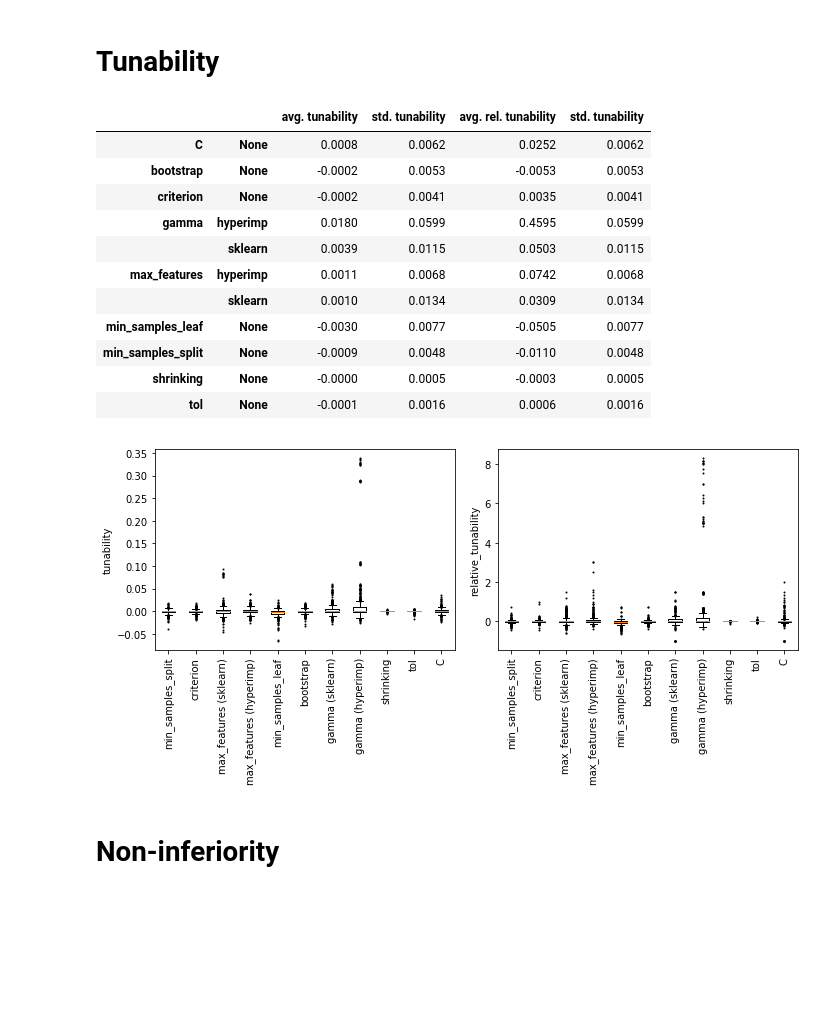
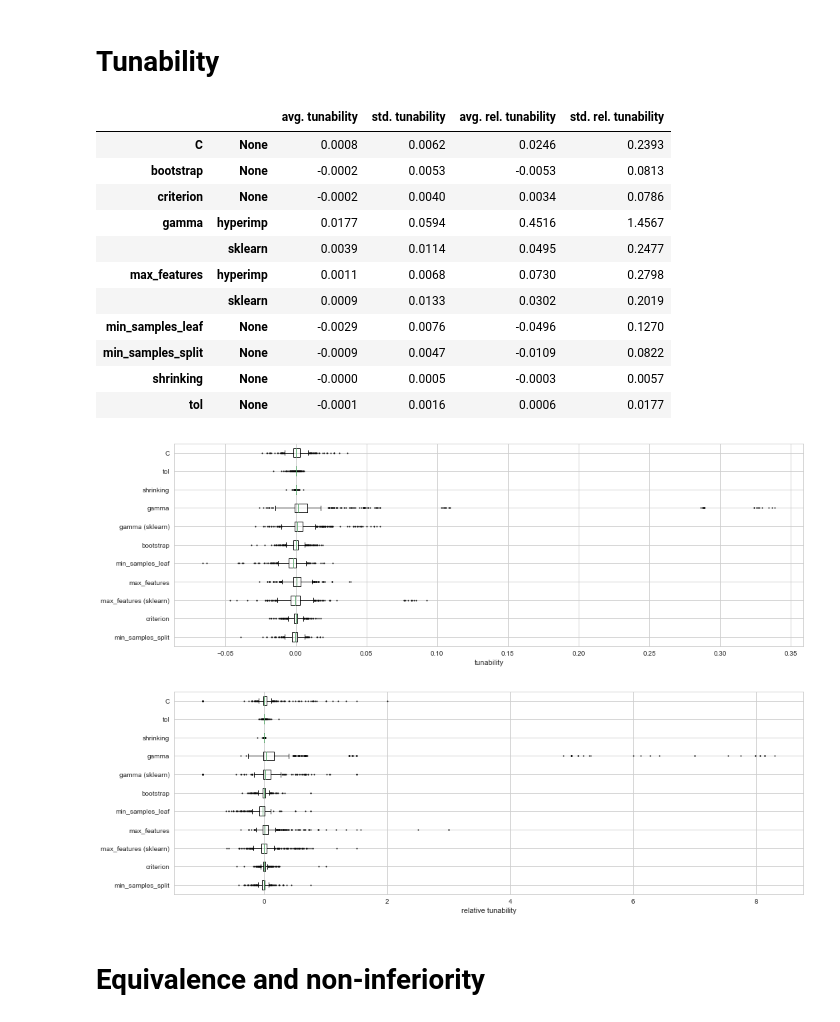
Before and after one commit to harel-coffee/hyperimp-auto, a Jupyter notebook: analysis experiment 2.ipynb, the cells around one changed output. Drawn from its saved outputs; the diff is of its cells as text; code cells hidden in the pictures; blank space fills up the shorter version.

```diff
--- a/analysis experiment 2.ipynb
+++ b/analysis experiment 2.ipynb
@@ -7,15 +7,15 @@ import openml
 import numpy as np
 # %%
 # load traces
-with open('01 data/exp2/trace_data.pickle', 'rb') as handle:
+with open('01 data/exp2/trace_data_2.pickle', 'rb') as handle:
      traces = pickle.load(handle)
 
 # load accuracy data
 with open('01 data/exp2/acc_data.pickle', 'rb') as handle:
      data = pickle.load(handle)
 
-# remove datasets for which accuracy = 1
-data = data[~data['task'].isin(['11', '10093', '49'])]
+# remove datasets for which accuracy = 1 in non-fixed situation
+data_tun = data[~data['task'].isin(['11', '10093', '49'])]
 # %% [markdown]
 # Average rank
 # %%
@@ -86,11 +121,11 @@ for key, value in ranks.items():
 # %%
 # Compute risk scores for non-fixed condition
 non_fixed_dict = {}
-for task in data['task'].unique():
-    for seed in data['seed'].unique():
+for task in data_tun['task'].unique():
+    for seed in data_tun['seed'].unique():
         for classifier in ['random_forest', 'svm']:
-            record = data[(data['parameter'] == 'None') & (data['task'] == task) &
-                          (data['seed'] == seed) & (data['classifier'] == classifier)]
+            record = data_tun[(data_tun['parameter'] == 'None') & (data_tun['task'] == task) &
+                          (data_tun['seed'] == seed) & (data_tun['classifier'] == classifier)]
             if len(record) == 1:
                 non_fixed_risk = 1 - list(record['acc_openml'])[0]
             else:
@@ -143,7 +175,8 @@ for key, risk in risks.items():
     scores_rel = [x for x in scores_rel if not np.isnan(x)]
     parameter = key[0]
     if parameter == 'max_features' or parameter == 'gamma':
-        parameter = '%s (%s)' % (key[0], key[1])
+        if key[1] == 'sklearn':
+            parameter = parameter = '%s (%s)' % (key[0], key[1])
     parameters.append(parameter)
     tunabilities[key] = {
         'avg. tunability' : np.mean(scores),
@@ -155,44 +188,47 @@ for key, risk in risks.items():
 
 pd.options.display.float_format = '{:,.4f}'.format
 display(pd.DataFrame(tunabilities).transpose()[['avg. tunability', 'std. tunability',
-                                               'avg. rel. tunability', 'std. tunability']])
+                                               'avg. rel. tunability', 'std. rel. tunability']])
 pd.reset_option('float_format')
 # %% [output]
-|  |  | avg. tunability | std. tunability | avg. rel. tunability | std. tunability |
-| C | None | 0.0008 | 0.0062 | 0.0252 | 0.0062 |
-| bootstrap | None | -0.0002 | 0.0053 | -0.0053 | 0.0053 |
-| criterion | None | -0.0002 | 0.0041 | 0.0035 | 0.0041 |
-| gamma | hyperimp | 0.0180 | 0.0599 | 0.4595 | 0.0599 |
-|  | sklearn | 0.0039 | 0.0115 | 0.0503 | 0.0115 |
-| max_features | hyperimp | 0.0011 | 0.0068 | 0.0742 | 0.0068 |
-|  | sklearn | 0.0010 | 0.0134 | 0.0309 | 0.0134 |
-| min_samples_leaf | None | -0.0030 | 0.0077 | -0.0505 | 0.0077 |
-| min_samples_split | None | -0.0009 | 0.0048 | -0.0110 | 0.0048 |
-| shrinking | None | -0.0000 | 0.0005 | -0.0003 | 0.0005 |
-| tol | None | -0.0001 | 0.0016 | 0.0006 | 0.0016 |
+|  |  | avg. tunability | std. tunability | avg. rel. tunability | std. rel. tunability |
+| C | None | 0.0008 | 0.0062 | 0.0246 | 0.2393 |
+| bootstrap | None | -0.0002 | 0.0053 | -0.0053 | 0.0813 |
+| criterion | None | -0.0002 | 0.0040 | 0.0034 | 0.0786 |
+| gamma | hyperimp | 0.0177 | 0.0594 | 0.4516 | 1.4567 |
+|  | sklearn | 0.0039 | 0.0114 | 0.0495 | 0.2477 |
+| max_features | hyperimp | 0.0011 | 0.0068 | 0.0730 | 0.2798 |
+|  | sklearn | 0.0009 | 0.0133 | 0.0302 | 0.2019 |
+| min_samples_leaf | None | -0.0029 | 0.0076 | -0.0496 | 0.1270 |
+| min_samples_split | None | -0.0009 | 0.0047 | -0.0109 | 0.0822 |
+| shrinking | None | -0.0000 | 0.0005 | -0.0003 | 0.0057 |
+| tol | None | -0.0001 | 0.0016 | 0.0006 | 0.0177 |
 # %%
-grid = True # put images on grid or not
+grid = False # put images on grid or not
 
 if grid:
-    cols = 2 # set nr columns in figure grid
-    rows = 1
-    plt.figure(figsize = (5*cols,5*rows))
+    cols = 1 # set nr columns in figure grid
+    rows = 4
+    plt.figure(figsize = (15*cols, 5*rows))
     index = 0
-
-for scores, label in zip([all_scores, all_scores_rel], ['tunability', 'relative_tunability']):
+for scores, label in zip([all_scores, all_scores_rel], ['tunability', 'relative tunability']):
     if grid:
         index += 1
         plt.subplot(rows, cols, index)
-    plt.xticks(rotation=90)
-    plt.boxplot(scores, labels = parameters, flierprops = {'markersize' : 1})
-    plt.ylabel(label)
+    if not grid:
+        plt.figure(figsize=(15,5))
+    plt.boxplot(scores, labels = parameters,
+                flierprops = {'markersize' : 1, 'marker' : 'o', 'markeredgewidth' : 1},
+               vert = False)
+    plt.xlabel(label)
     plt.tight_layout()
     if not grid:
-        plt.savefig('02 figures/tunability/boxplot__%s.pdf' % (label), format = 'pdf')
+        #plt.savefig('02 figures/tunability/boxplot__%s.pdf' % (label), format = 'pdf')
         plt.show()
 if grid:
     plt.show()
 # %% [output]
-[figure, old version]
+[figure, new version]
+[figure, added]
 # %% [markdown]
-# Non-inferiority
+# Equivalence and non-inferiority
```
Also changed, not shown: parts of 9 cells of this notebook, 16 other files.
